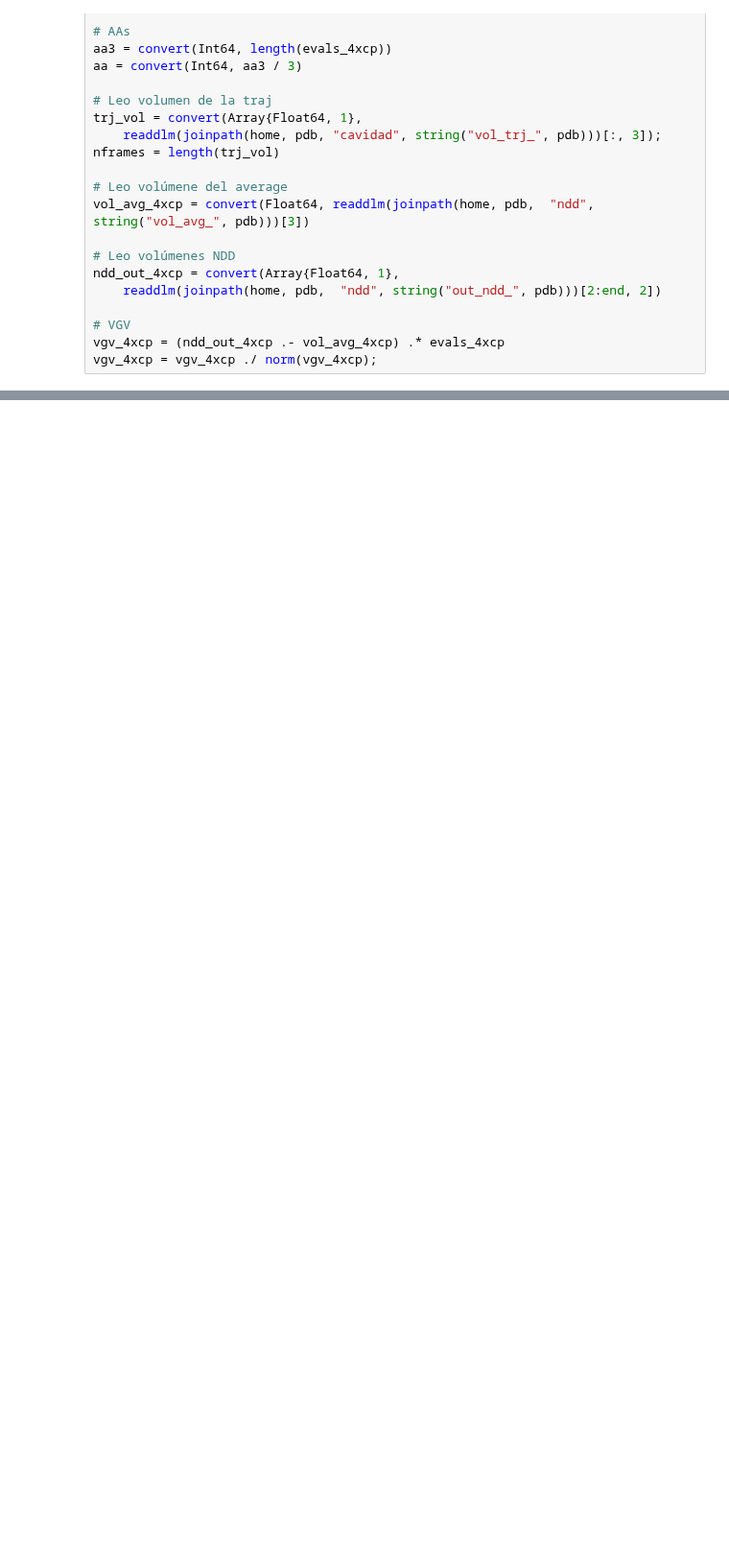
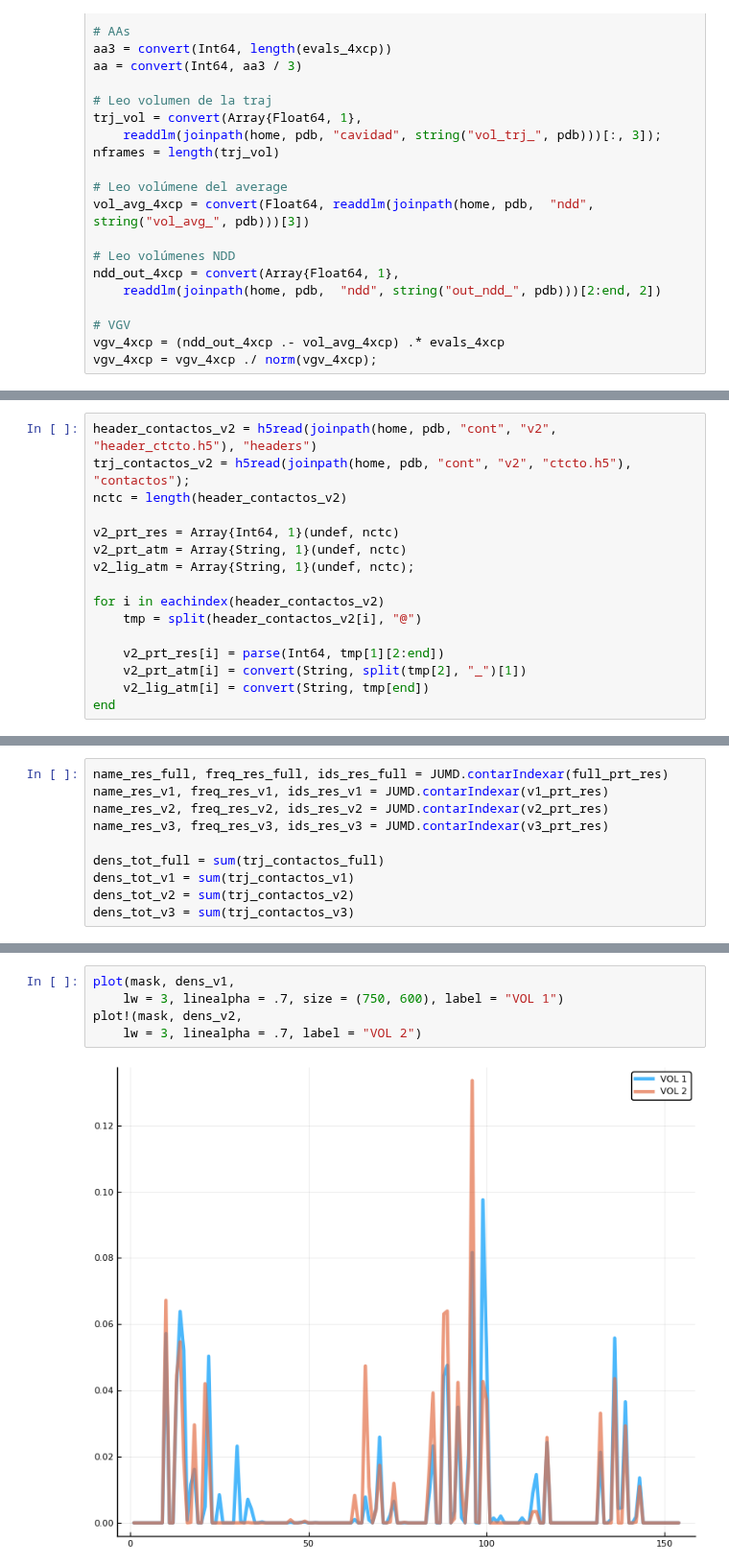
Before and after one commit to pgbarletta/reold_lbp, a Jupyter notebook: src/final_4xcp_cont.ipynb, the cells around one changed output, grey strips where cells are left out. Shown at 96% size. Saved outputs shown, nothing was run; the diff lists cells and outputs as text; blank space fills up the shorter version.

Commit message:
Anlysis on contacts

```diff
--- a/src/final_4xcp_cont.ipynb
+++ b/src/final_4xcp_cont.ipynb
@@ -105,0 +150,16 @@ header_contactos_prtRes
+# %%
+header_contactos_v2 = h5read(joinpath(home, pdb, "cont", "v2", "header_ctcto.h5"), "headers")
+trj_contactos_v2 = h5read(joinpath(home, pdb, "cont", "v2", "ctcto.h5"), "contactos");
+nctc = length(header_contactos_v2)
+
+v2_prt_res = Array{Int64, 1}(undef, nctc)
+v2_prt_atm = Array{String, 1}(undef, nctc)
+v2_lig_atm = Array{String, 1}(undef, nctc);
+
+for i in eachindex(header_contactos_v2)
+    tmp = split(header_contactos_v2[i], "@")
+
+    v2_prt_res[i] = parse(Int64, tmp[1][2:end])
+    v2_prt_atm[i] = convert(String, split(tmp[2], "_")[1])
+    v2_lig_atm[i] = convert(String, tmp[end])
+end
@@ -105,0 +188,10 @@ header_contactos_prtRes
+# %%
+name_res_full, freq_res_full, ids_res_full = JUMD.contarIndexar(full_prt_res)
+name_res_v1, freq_res_v1, ids_res_v1 = JUMD.contarIndexar(v1_prt_res)
+name_res_v2, freq_res_v2, ids_res_v2 = JUMD.contarIndexar(v2_prt_res)
+name_res_v3, freq_res_v3, ids_res_v3 = JUMD.contarIndexar(v3_prt_res)
+
+dens_tot_full = sum(trj_contactos_full)
+dens_tot_v1 = sum(trj_contactos_v1)
+dens_tot_v2 = sum(trj_contactos_v2)
+dens_tot_v3 = sum(trj_contactos_v3)
@@ -105,0 +244,7 @@ header_contactos_prtRes
+# %%
+plot(mask, dens_v1,
+    lw = 3, linealpha = .7, size = (750, 600), label = "VOL 1")
+plot!(mask, dens_v2,
+    lw = 3, linealpha = .7, label = "VOL 2")
+# %% [output]
+[figure, added]
```
Also changed, not shown: parts of 51 cells of this notebook, 12 other files.
